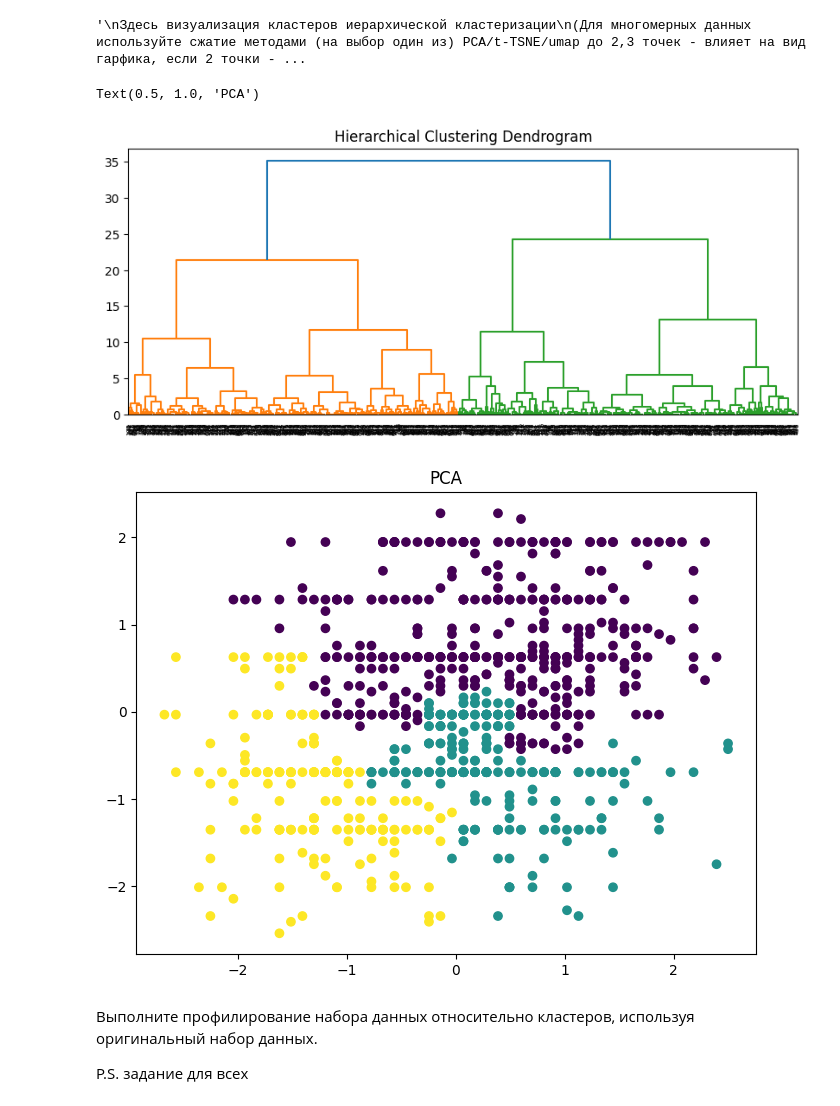
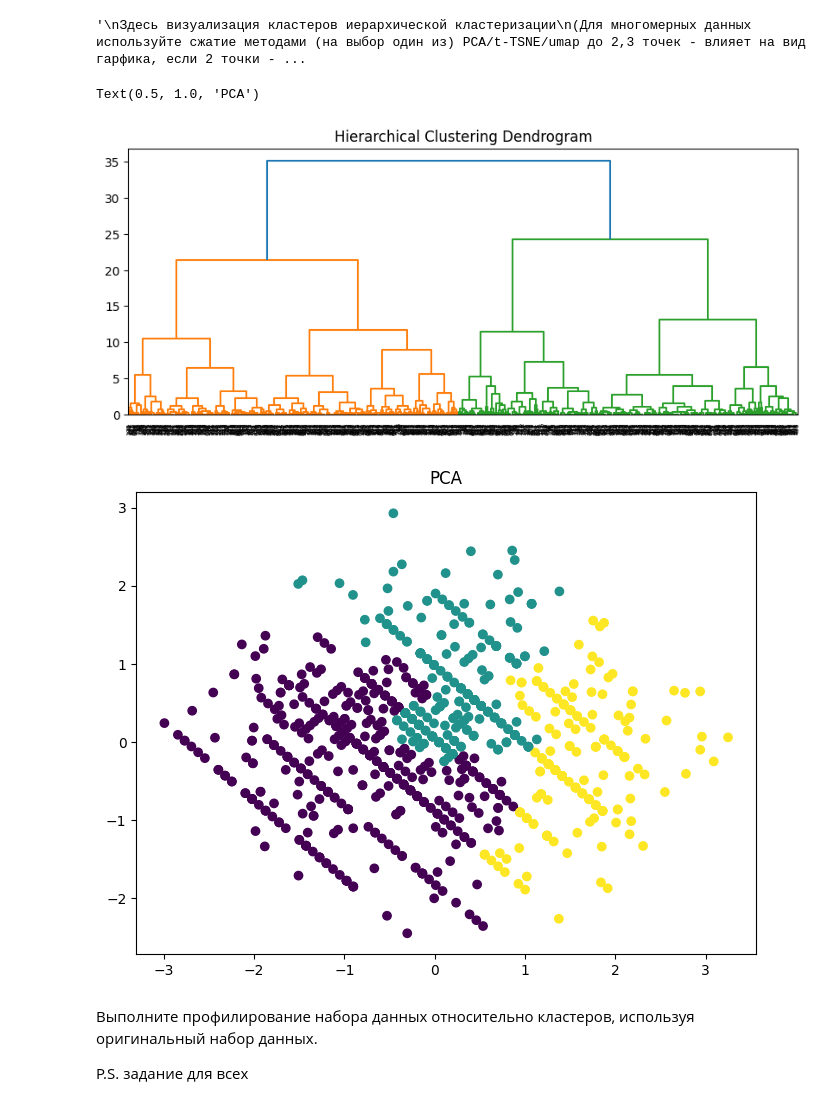
Before and after one commit to kiwikam/ML, a Jupyter notebook: Lab_4.ipynb, the cells around one changed output. Cells and saved outputs as stored; diff of their text form; code cells hidden in the pictures.

```diff
--- a/Lab_4.ipynb
+++ b/Lab_4.ipynb
@@ -419,22 +405,22 @@ Text(0.5, 1.0, 'Agglomerative Clustering')
 # %%
 pca = PCA(n_components=2)
 data_pca = pca.fit_transform(df_cluster_2)
 
 agg_clustering = AgglomerativeClustering(n_clusters=3)
 agg_clustering.fit(data_pca)
 
 plt.figure(figsize=(10, 4))
 linkage_matrix = hierarchy.linkage(data_pca, method='ward')
 dendrogram(linkage_matrix)
 plt.title('Hierarchical Clustering Dendrogram')
 
 plt.figure(figsize=(8, 6))
-plt.scatter(df_cluster_2.to_numpy()[:, 0], df_cluster_2.to_numpy()[:, 1], c=agg_clustering.labels_, cmap='viridis')
+plt.scatter(data_pca[:, 0], data_pca[:, 1], c=agg_clustering.labels_, cmap='viridis')
 plt.title('PCA')
 # %% [output]
 Text(0.5, 1.0, 'PCA')
 [figure]
-[figure, old version]
+[figure, new version]
 # %%
 #!pip install ydata-profiling
 # %% [markdown]
```
Also changed, not shown: parts of 16 cells of this notebook, 2 other files.
